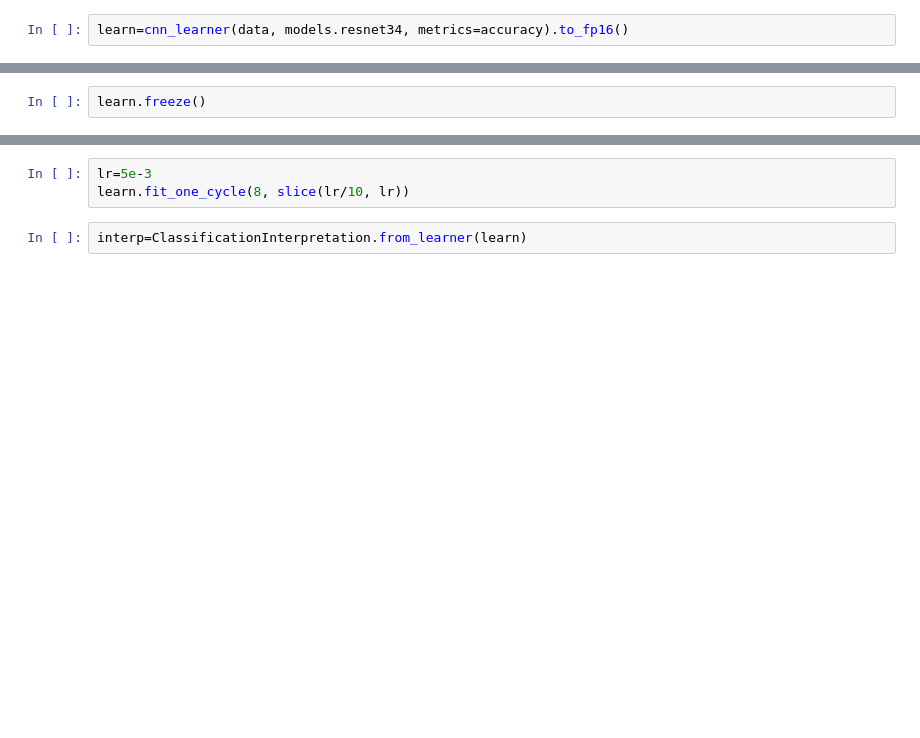
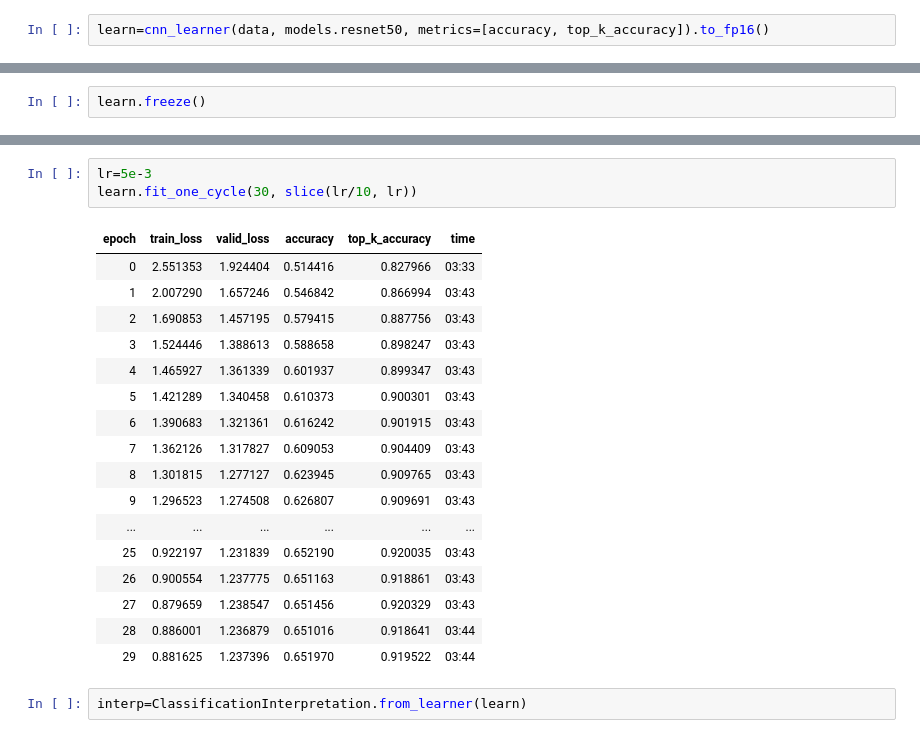
Before and after one commit to thaotrongtran/GRINN, a Jupyter notebook: DeepFashion_on_ImageNet.ipynb, the cells around one changed output, grey strips where cells are left out. Cells and saved outputs as stored; diff of their text form; blank space fills up the shorter version.

Commit message:
50k example 30 epoch resnet50

```diff
--- a/DeepFashion_on_ImageNet.ipynb
+++ b/DeepFashion_on_ImageNet.ipynb
@@ -81,4 +81,4 @@ data = get_data()
 #data=ImageDataBunch.from_df(path=path/"", df=labels_df, fn_col='filename', label_col='label',
     #                       ds_tfms=get_transforms(), size=256, bs=8).normalize(imagenet_stats)
 # %%
-learn=cnn_learner(data, models.resnet34, metrics=accuracy).to_fp16()
+learn=cnn_learner(data, models.resnet50, metrics=[accuracy, top_k_accuracy]).to_fp16()
@@ -115,6 +98,24 @@ learn.recorder.plot()
 # %%
 lr=5e-3
-learn.fit_one_cycle(8, slice(lr/10, lr))
+learn.fit_one_cycle(30, slice(lr/10, lr))
+# %% [output]
+| epoch | train_loss | valid_loss | accuracy | top_k_accuracy | time |
+| 0 | 2.551353 | 1.924404 | 0.514416 | 0.827966 | 03:33 |
+| 1 | 2.007290 | 1.657246 | 0.546842 | 0.866994 | 03:43 |
+| 2 | 1.690853 | 1.457195 | 0.579415 | 0.887756 | 03:43 |
+| 3 | 1.524446 | 1.388613 | 0.588658 | 0.898247 | 03:43 |
+| 4 | 1.465927 | 1.361339 | 0.601937 | 0.899347 | 03:43 |
+| 5 | 1.421289 | 1.340458 | 0.610373 | 0.900301 | 03:43 |
+| 6 | 1.390683 | 1.321361 | 0.616242 | 0.901915 | 03:43 |
+| 7 | 1.362126 | 1.317827 | 0.609053 | 0.904409 | 03:43 |
+| 8 | 1.301815 | 1.277127 | 0.623945 | 0.909765 | 03:43 |
+| 9 | 1.296523 | 1.274508 | 0.626807 | 0.909691 | 03:43 |
+| ... | ... | ... | ... | ... | ... |
+| 25 | 0.922197 | 1.231839 | 0.652190 | 0.920035 | 03:43 |
+| 26 | 0.900554 | 1.237775 | 0.651163 | 0.918861 | 03:43 |
+| 27 | 0.879659 | 1.238547 | 0.651456 | 0.920329 | 03:43 |
+| 28 | 0.886001 | 1.236879 | 0.651016 | 0.918641 | 03:44 |
+| 29 | 0.881625 | 1.237396 | 0.651970 | 0.919522 | 03:44 |
 # %%
 interp=ClassificationInterpretation.from_learner(learn)
 # %%
```
Also changed, not shown: parts of 12 cells of this notebook.
